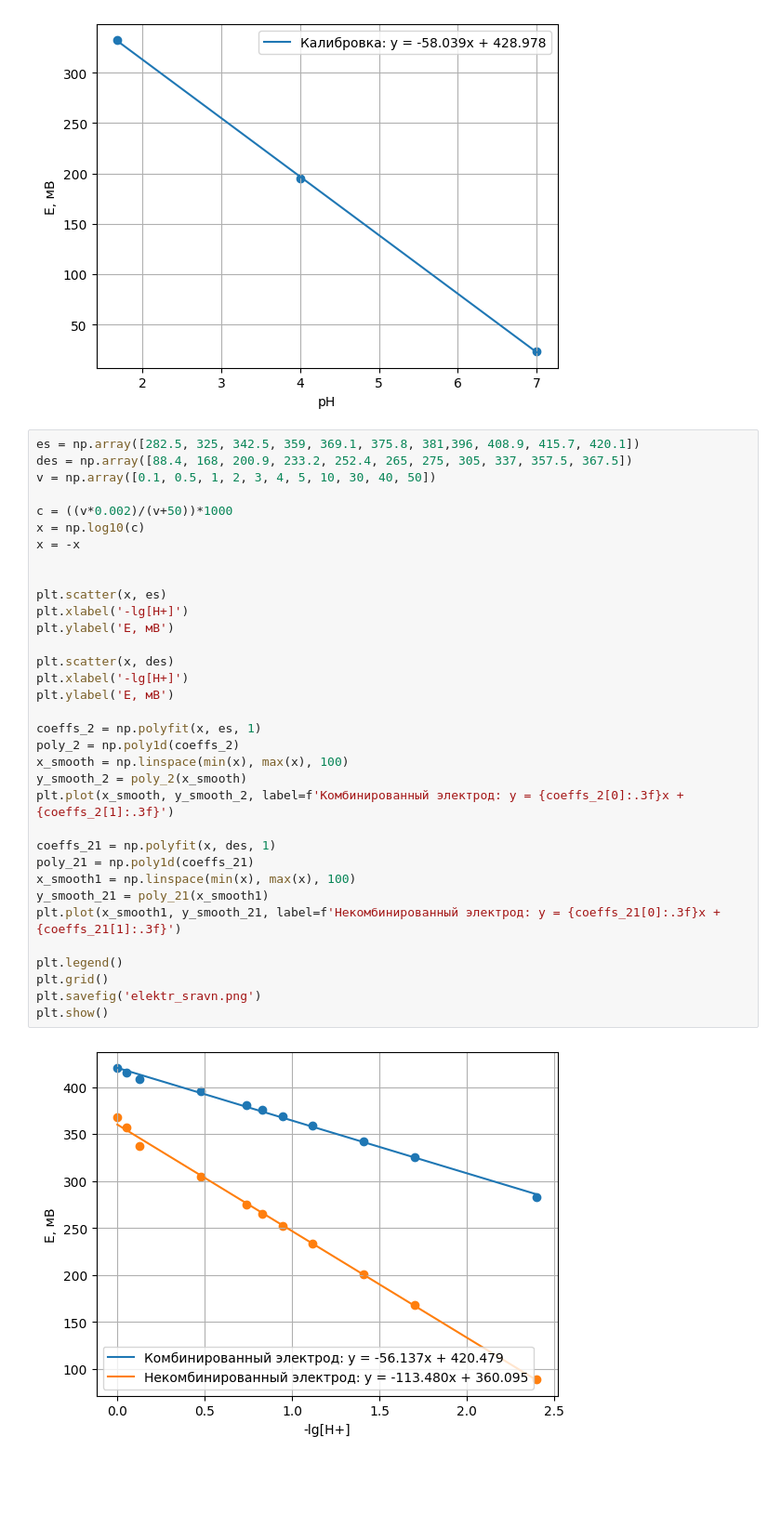
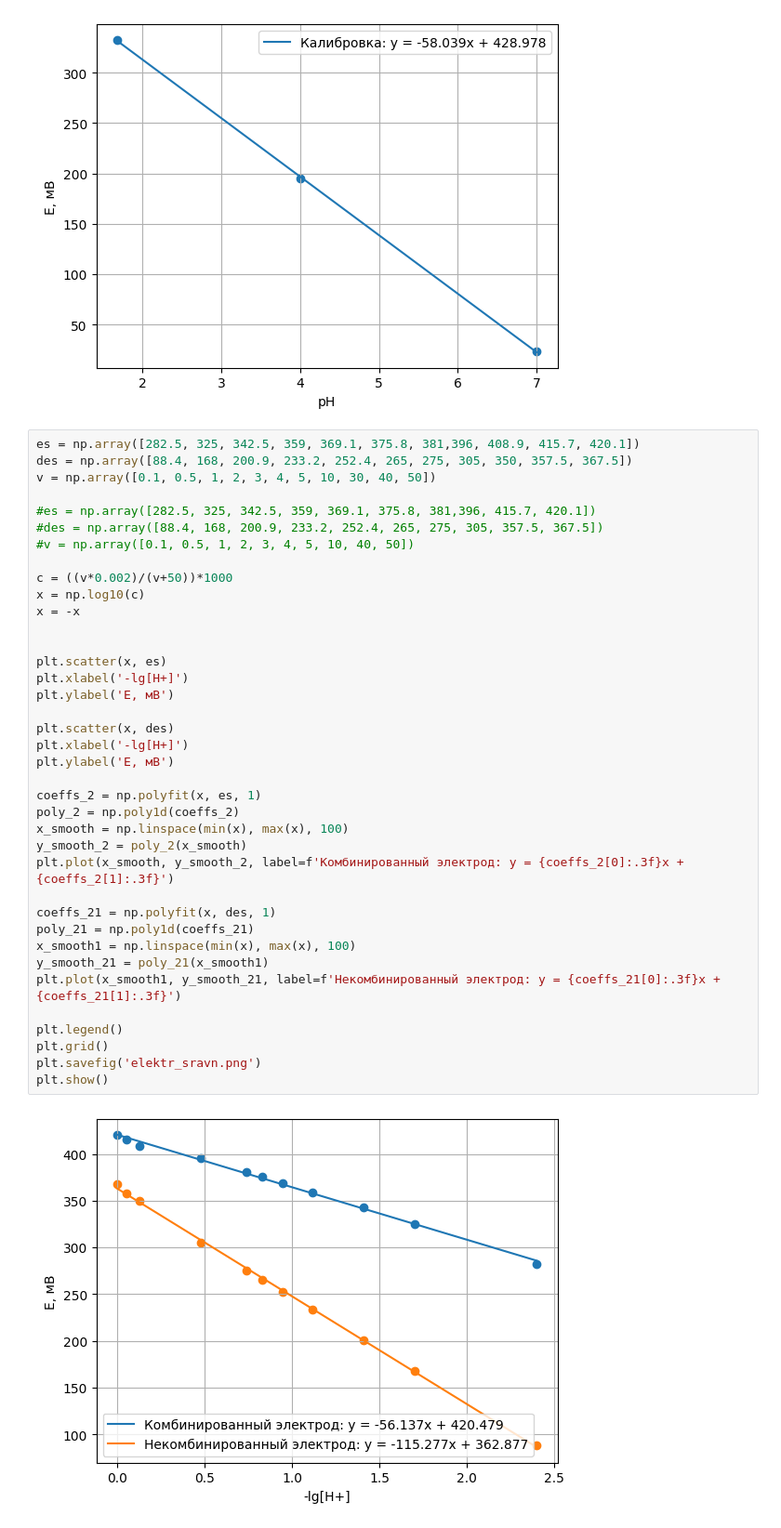
Before and after one commit to IgorChekmarev/fizha, a Jupyter notebook: aktivnosti/aktivnosti.ipynb, the cells around one changed output. Shown at 93% size. Cells and saved outputs as stored; diff of their text form; blank space fills up the shorter version.

```diff
--- a/aktivnosti/aktivnosti.ipynb
+++ b/aktivnosti/aktivnosti.ipynb
@@ -21,37 +21,41 @@ plt.show()
 [figure]
 # %%
 es = np.array([282.5, 325, 342.5, 359, 369.1, 375.8, 381,396, 408.9, 415.7, 420.1])
-des = np.array([88.4, 168, 200.9, 233.2, 252.4, 265, 275, 305, 337, 357.5, 367.5])
+des = np.array([88.4, 168, 200.9, 233.2, 252.4, 265, 275, 305, 350, 357.5, 367.5])
 v = np.array([0.1, 0.5, 1, 2, 3, 4, 5, 10, 30, 40, 50])
+
+#es = np.array([282.5, 325, 342.5, 359, 369.1, 375.8, 381,396, 415.7, 420.1])
+#des = np.array([88.4, 168, 200.9, 233.2, 252.4, 265, 275, 305, 357.5, 367.5])
+#v = np.array([0.1, 0.5, 1, 2, 3, 4, 5, 10, 40, 50])
 
 c = ((v*0.002)/(v+50))*1000
 x = np.log10(c)
 x = -x
 
 
 plt.scatter(x, es)
 plt.xlabel('-lg[H+]')
 plt.ylabel('E, мВ')
 
 plt.scatter(x, des)
 plt.xlabel('-lg[H+]')
 plt.ylabel('E, мВ')
 
 coeffs_2 = np.polyfit(x, es, 1)
 poly_2 = np.poly1d(coeffs_2)
 x_smooth = np.linspace(min(x), max(x), 100)
 y_smooth_2 = poly_2(x_smooth)
 plt.plot(x_smooth, y_smooth_2, label=f'Комбинированный электрод: y = {coeffs_2[0]:.3f}x + {coeffs_2[1]:.3f}')
 
 coeffs_21 = np.polyfit(x, des, 1)
 poly_21 = np.poly1d(coeffs_21)
 x_smooth1 = np.linspace(min(x), max(x), 100)
 y_smooth_21 = poly_21(x_smooth1)
 plt.plot(x_smooth1, y_smooth_21, label=f'Некомбинированный электрод: y = {coeffs_21[0]:.3f}x + {coeffs_21[1]:.3f}')
 
 plt.legend()
 plt.grid()
 plt.savefig('elektr_sravn.png')
 plt.show()
 # %% [output]
-[figure, old version]
+[figure, new version]
```
Also changed, not shown: parts of 7 cells of this notebook, 8 other files.
